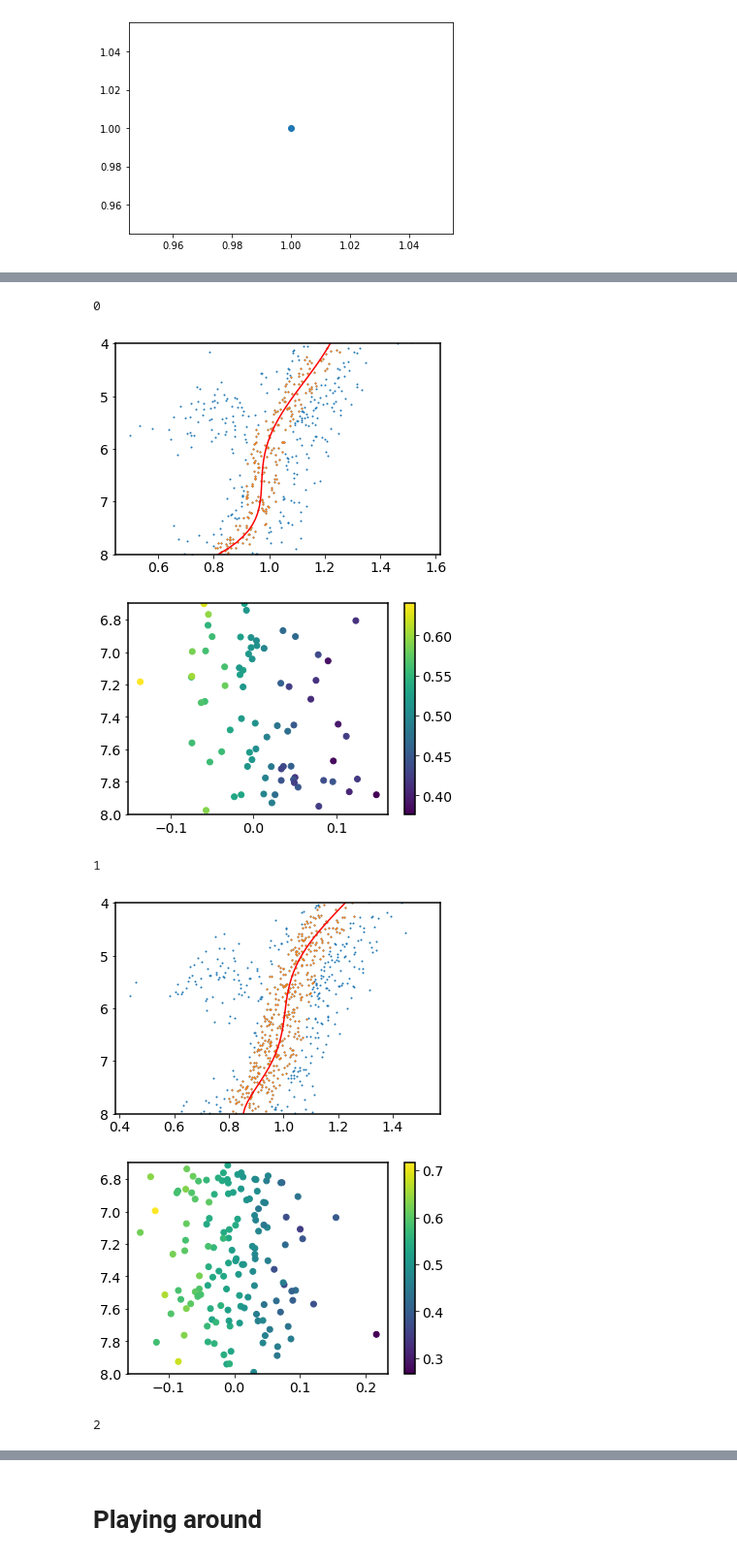
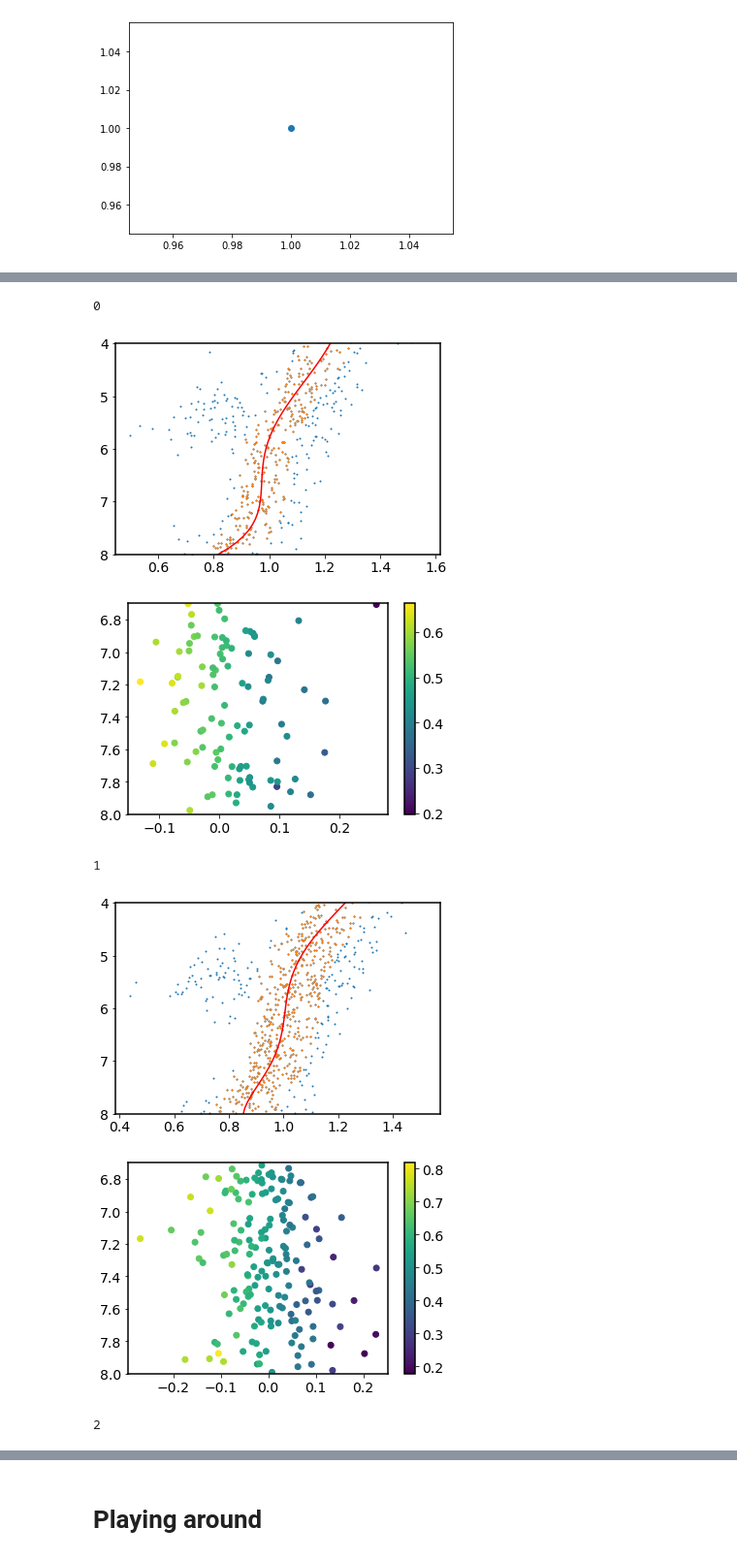
Before and after one commit to ispirovjr/Honors-Project-Population-Separation, a Jupyter notebook: Jupyter Notebooks/Local Sample Mixing Model.ipynb, the cells around one changed output, grey strips where cells are left out. Shown at 97% size. Cells and saved outputs as stored; diff of their text form; code cells hidden in the pictures.

```diff
--- a/Jupyter Notebooks/Local Sample Mixing Model.ipynb
+++ b/Jupyter Notebooks/Local Sample Mixing Model.ipynb
@@ -43,3 +43,18 @@ tester = "/Users/users/spirov/PopProject/"
 
 #sf = vaex.open( tester+ "gd.hdf5")
 df = vaex.open(tester+"gooderBoy.hdf5")
+# %%
+sigmaGBP_0 = 0.0027901700
+sigmaGRP_0 = 0.0037793818
+
+FGBP = df.phot_bp_mean_flux
+e_FGBP = df.phot_bp_mean_flux_error
+FGRP = df.phot_rp_mean_flux
+e_FGRP = df.phot_rp_mean_flux_error
+
+e_bp = np.sqrt(((-2.5/np.log(10))*(e_FGBP/FGBP))**2 + sigmaGBP_0**2)
+e_rp = np.sqrt(((-2.5/np.log(10))*(e_FGRP/FGRP))**2 + sigmaGRP_0**2)
+
+ebp_rp = np.sqrt(e_bp**2 + e_rp**2)
+
+df["ebprp"]=ebp_rp
@@ -121,6 +151,7 @@ for i, zPoint in  enumerate(zPoints[:]):
 
     nG = rgbFrame.Mag.values
     brp = rgbFrame.bprp.values
+    ebrp = rgbFrame.ebprp.values
 
     #tcut = rgbFrame.teff_xgboost<Tlim
     #========================================= replace tcut with sigma clip========================
@@ -155,9 +186,9 @@ for i, zPoint in  enumerate(zPoints[:]):
     plt.scatter(brp,nG,s=1)
     plt.plot(ff(xs),xs,c='r')
 
-    tor = 0.7
+    tor = 1#0.7
 
-    filt = np.where(np.abs(brp-ff(nG))<std*tor,True,False)
+    filt = np.where(np.abs(brp-ff(nG))<(std+ebrp)*tor,True,False)
 
 
     plt.scatter(brp[filt],nG[filt],s=1)
@@ -244,36 +275,36 @@ for i, zPoint in  enumerate(zPoints[:]):
 
     mu1, mu2, alpha = res4.x
 
 
     _norm1 = 1/np.sqrt(2*np.pi*N_error)
     _norm2 = 1/np.sqrt(2*np.pi*N_error)
 
     P1 = _norm1 * np.exp(-(N - mu1)**2/(2*N_error))
     P2 = _norm2 * np.exp(-(N - mu2)**2/(2*N_error))
 
     gaussian_ratio = P1/(P1+P2)
 
     idArrays.append(ids)
     probArrays.append(gaussian_ratio)
     params.append(res4.x)
 
     ctrl = cen #filtRgbFrame.ra.values[~np.isnan(col)][zone]
 
     plt.scatter(N,MG,c=gaussian_ratio)
     plt.colorbar()
     plt.ylim(bot,top)
     plt.show()
     ras.append(ctrl)
 
    # if i ==1:
     #    break
 
   #  break
 # %% [output]
 0
-[figure, old version]
+[figure, new version]
-[figure, old version]
+[figure, new version]
 1
-[figure, old version]
+[figure, new version]
-[figure, old version]
+[figure, new version]
 2
```
Also changed, not shown: parts of 11 cells of this notebook.
